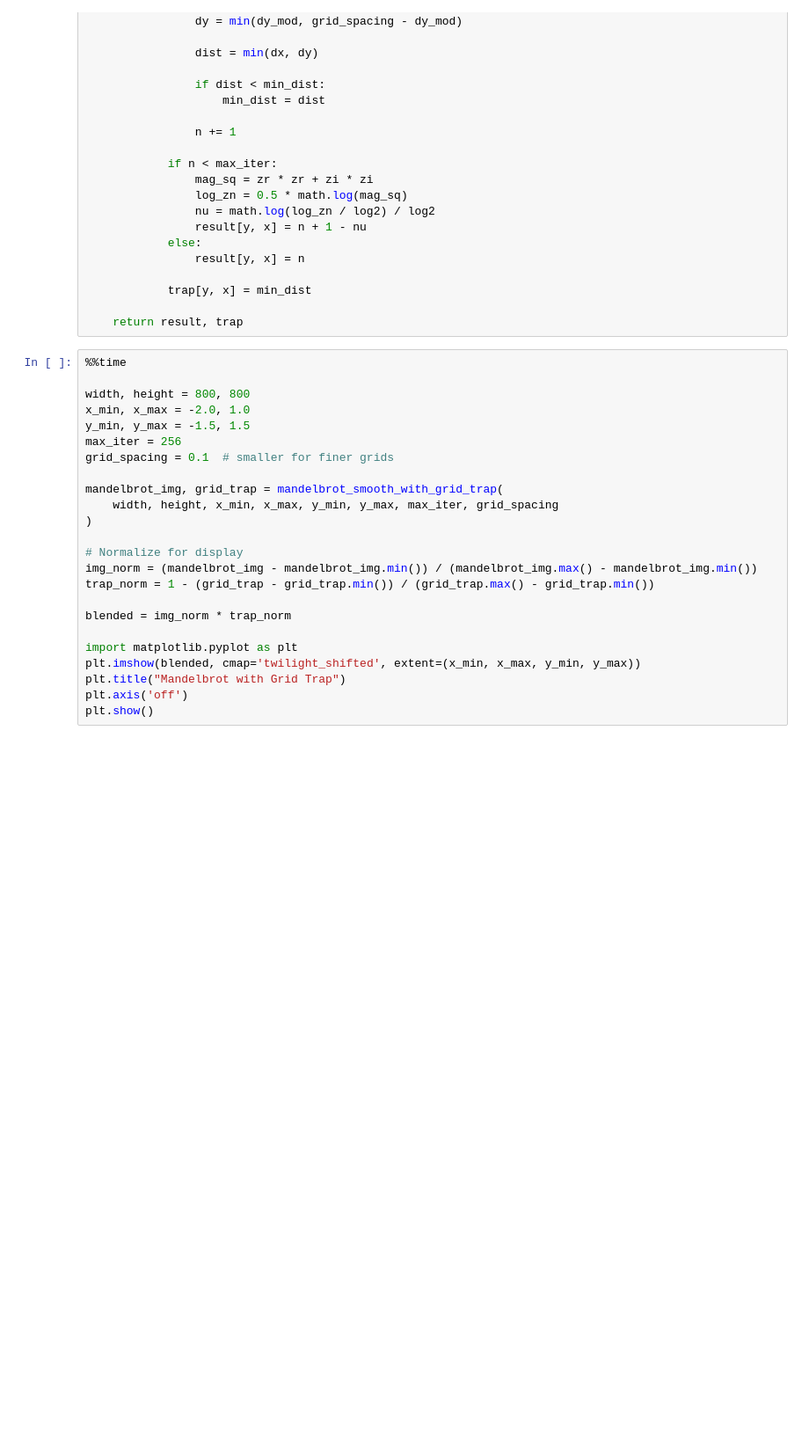
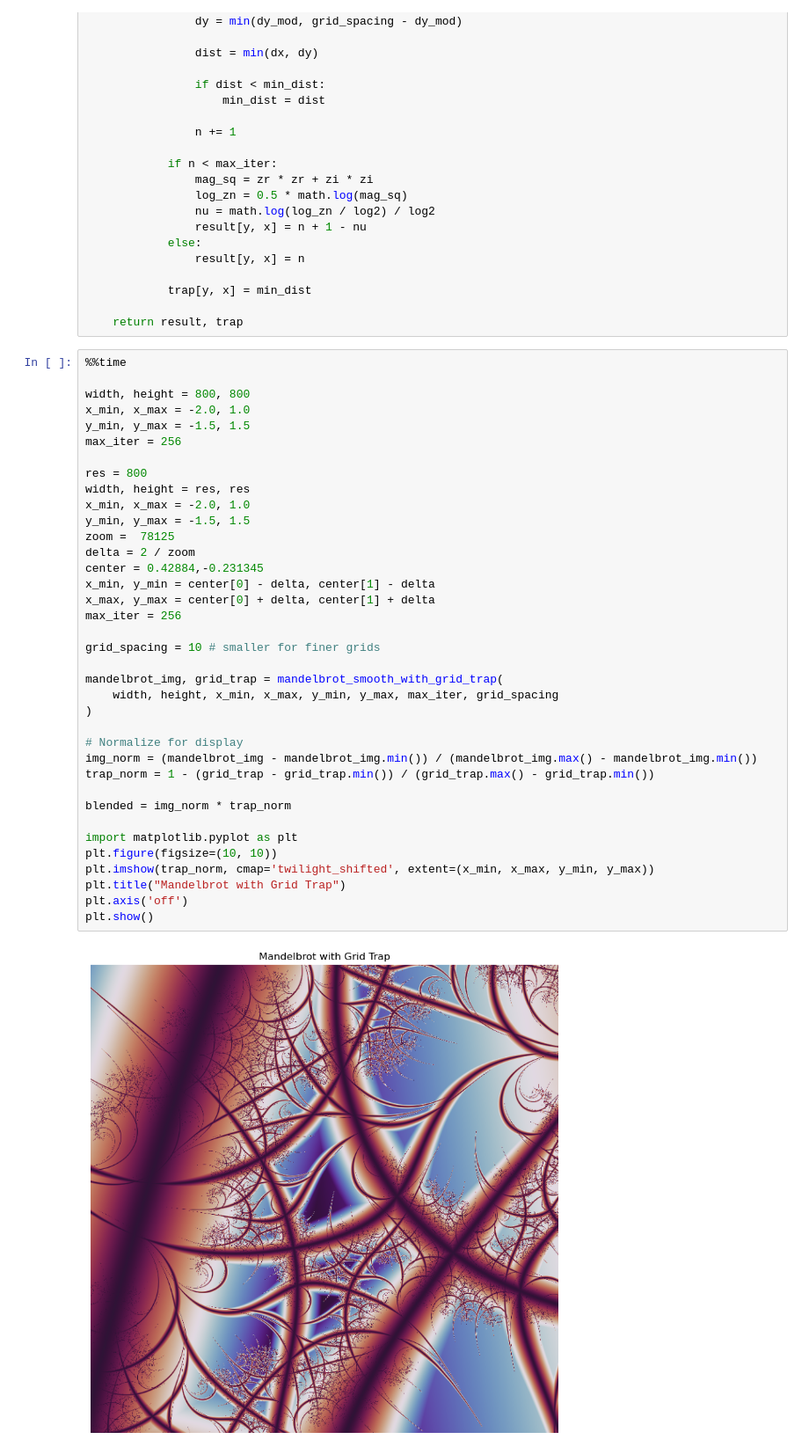
Before and after one commit to eandreas/fractal-art, a Jupyter notebook: mandelbrot.ipynb, the cells around one changed output. Shown at 88% size. Cells and saved outputs as stored; diff of their text form; blank space fills up the shorter version.

```diff
--- a/mandelbrot.ipynb
+++ b/mandelbrot.ipynb
@@ -142,24 +139,39 @@ def mandelbrot_smooth_with_grid_trap(
 # %%
 %%time
 
 width, height = 800, 800
 x_min, x_max = -2.0, 1.0
 y_min, y_max = -1.5, 1.5
 max_iter = 256
-grid_spacing = 0.1  # smaller for finer grids
+
+res = 800
+width, height = res, res
+x_min, x_max = -2.0, 1.0
+y_min, y_max = -1.5, 1.5
+zoom = 	78125
+delta = 2 / zoom
+center = 0.42884,-0.231345
+x_min, y_min = center[0] - delta, center[1] - delta
+x_max, y_max = center[0] + delta, center[1] + delta
+max_iter = 256
+
+grid_spacing = 10 # smaller for finer grids
 
 mandelbrot_img, grid_trap = mandelbrot_smooth_with_grid_trap(
     width, height, x_min, x_max, y_min, y_max, max_iter, grid_spacing
 )
 
 # Normalize for display
 img_norm = (mandelbrot_img - mandelbrot_img.min()) / (mandelbrot_img.max() - mandelbrot_img.min())
 trap_norm = 1 - (grid_trap - grid_trap.min()) / (grid_trap.max() - grid_trap.min())
 
 blended = img_norm * trap_norm
 
 import matplotlib.pyplot as plt
-plt.imshow(blended, cmap='twilight_shifted', extent=(x_min, x_max, y_min, y_max))
+plt.figure(figsize=(10, 10))
+plt.imshow(trap_norm, cmap='twilight_shifted', extent=(x_min, x_max, y_min, y_max))
 plt.title("Mandelbrot with Grid Trap")
 plt.axis('off')
 plt.show()
+# %% [output]
+[figure, added]
```
Also changed, not shown: parts of 3 cells of this notebook.
